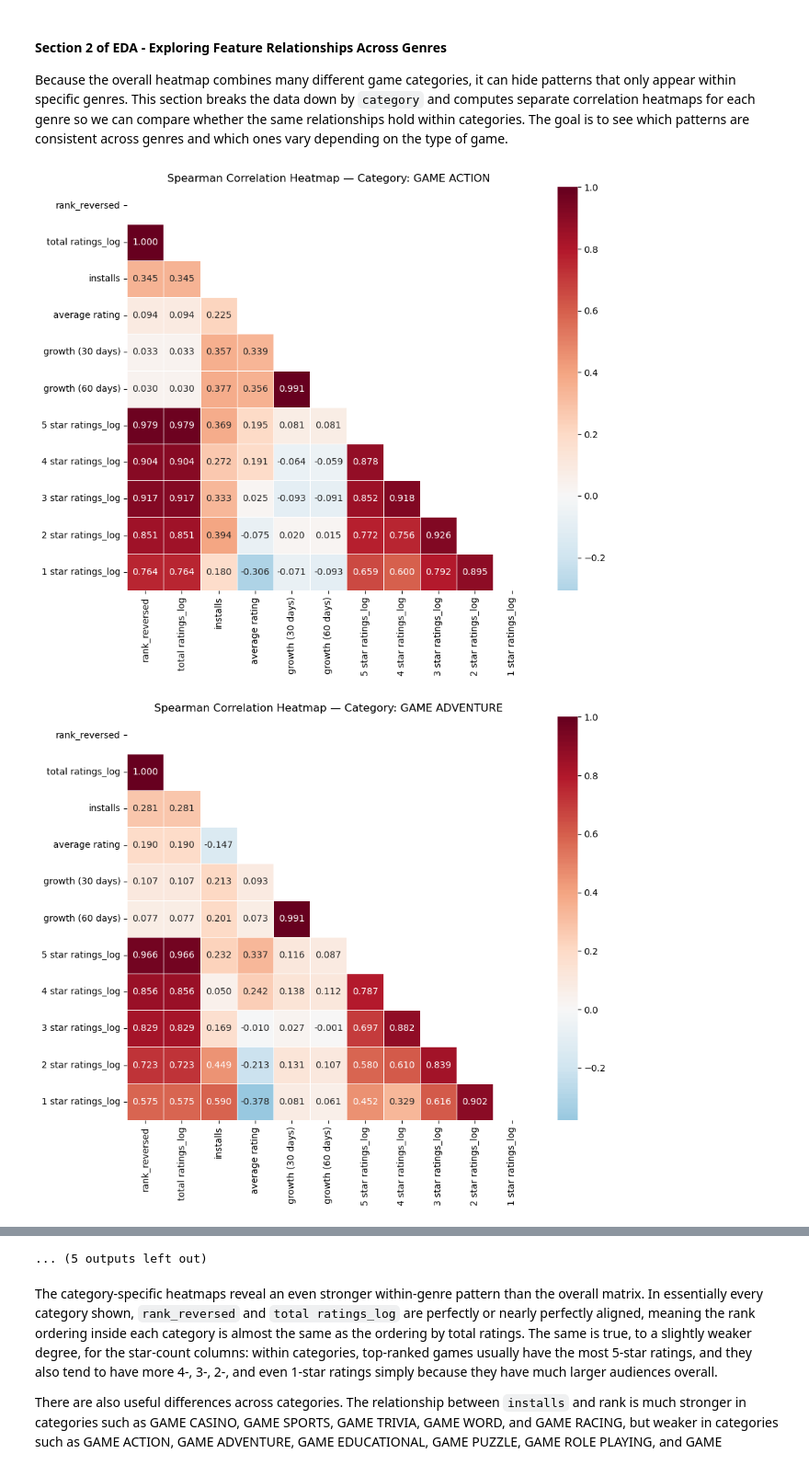
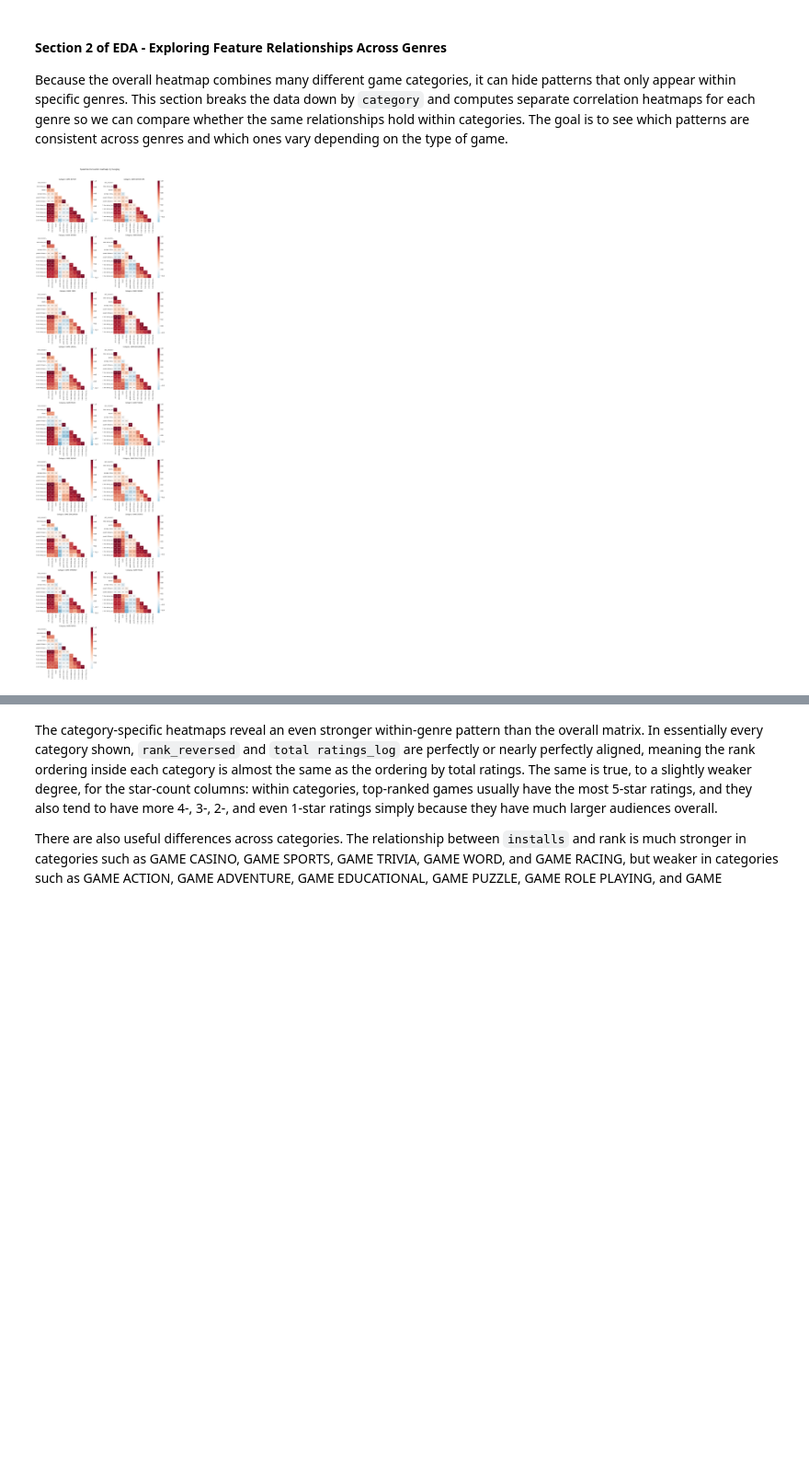
Before and after one commit to COGS108/Group066_WI26, a Jupyter notebook: 02-EDACheckpoint.ipynb, the cells around one changed output, grey strips where cells are left out. Shown at 92% size. Cells and saved outputs as stored; diff of their text form; code cells hidden in the pictures; blank space fills up the shorter version.

Commit message:
chore: move modeling from eda to final project, decrease plot size so easier to see

```diff
--- a/02-EDACheckpoint.ipynb
+++ b/02-EDACheckpoint.ipynb
@@ -719,44 +606,51 @@ Because the overall heatmap combines many different game categories, it can hide
 # %%
 import matplotlib.pyplot as plt
 import seaborn as sns
 import numpy as np
 
 # Make sure 'rank_reversed' exists in df_standardized
 df_standardized['rank_reversed'] = df_standardized['rank'].max() + 1 - df_standardized['rank']
 
 # Columns to include in correlation
 corr_cols = ['rank_reversed', 'total ratings_log', 'installs', 'average rating',
              'growth (30 days)', 'growth (60 days)',
              '5 star ratings_log', '4 star ratings_log',
              '3 star ratings_log', '2 star ratings_log', '1 star ratings_log']
 
-# Loop over categories
-for category_value in df_standardized['category'].unique():
+categories = df_standardized['category'].unique()
+n_cats = len(categories)
+n_cols = 2
+n_rows = (n_cats + 1) // n_cols
+
+fig, axes = plt.subplots(n_rows, n_cols, figsize=(n_cols * 6, n_rows * 5))
+axes = axes.flatten()
+
+for i, category_value in enumerate(categories):
     subset = df_standardized[df_standardized['category'] == category_value]
-
-    # Spearman correlation on the selected columns
     corr_matrix = subset[corr_cols].corr(method='spearman')
-
-    # Mask upper triangl
     mask = np.triu(np.ones_like(corr_matrix, dtype=bool))
 
-    # Plot heatmap
-    fig, ax = plt.subplots(figsize=(10, 8))
     sns.heatmap(
         corr_matrix,
         mask=mask,
         annot=True,
-        fmt='.3f',
+        fmt='.2f',
+        annot_kws={'size': 6},
         cmap='RdBu_r',
         center=0,
         square=True,
         linewidths=0.5,
-        ax=ax
+        ax=axes[i]
     )
+    axes[i].tick_params(labelsize=7)
+    axes[i].set_title(f'Category: {category_value}', fontsize=9)
 
-    ax.set_title(f'Spearman Correlation Heatmap — Category: {category_value}')
-    plt.tight_layout()
-    plt.show()
+# Hide any unused subplots
+for j in range(i + 1, len(axes)):
+    axes[j].set_visible(False)
+
+plt.suptitle('Spearman Correlation Heatmaps by Category', fontsize=11, y=1.01)
+plt.tight_layout()
+plt.show()
 # %% [output]
-[figure, old version]
+[figure, new version]
-[figure, removed]
@@ -773,4 +657,3 @@ for category_value in df_standardized['category'].unique():
-... (5 outputs left out)
 # %% [markdown]
 The category-specific heatmaps reveal an even stronger within-genre pattern than the overall matrix. In essentially every category shown, `rank_reversed` and `total ratings_log` are perfectly or nearly perfectly aligned, meaning the rank ordering inside each category is almost the same as the ordering by total ratings. The same is true, to a slightly weaker degree, for the star-count columns: within categories, top-ranked games usually have the most 5-star ratings, and they also tend to have more 4-, 3-, 2-, and even 1-star ratings simply because they have much larger audiences overall.
 
```
Also changed, not shown: parts of 9 cells of this notebook, 1 other file.
